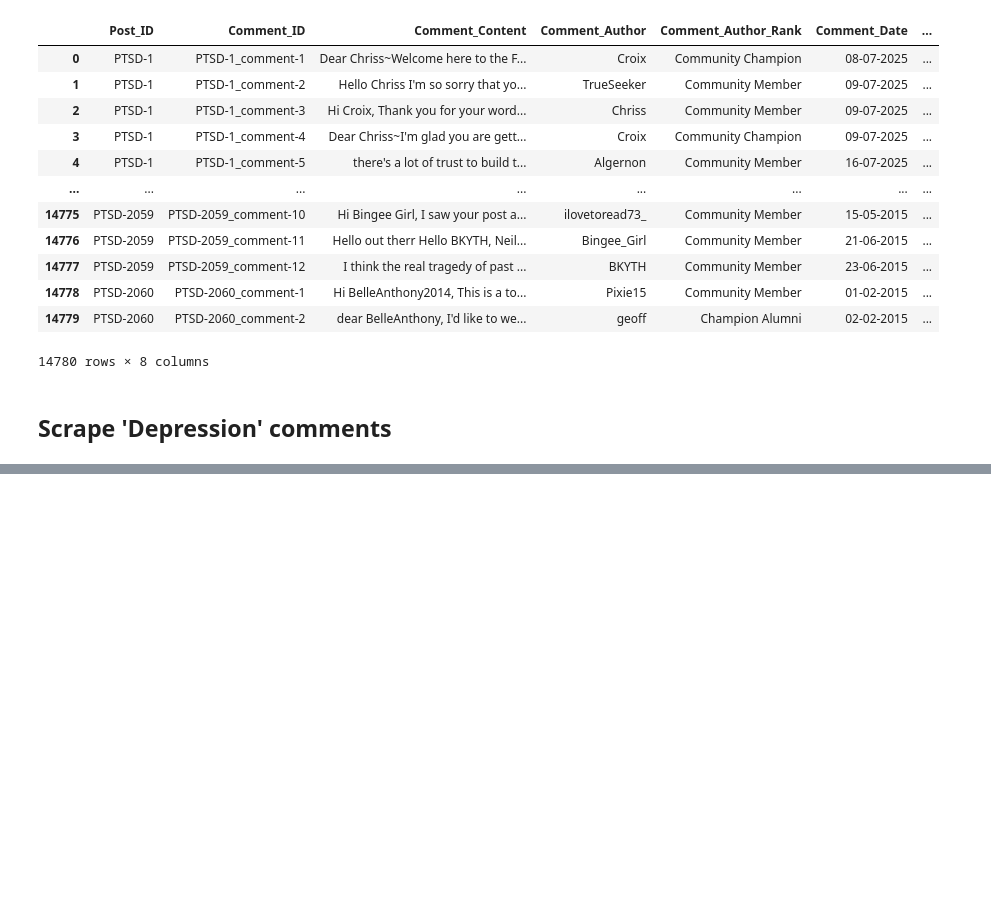
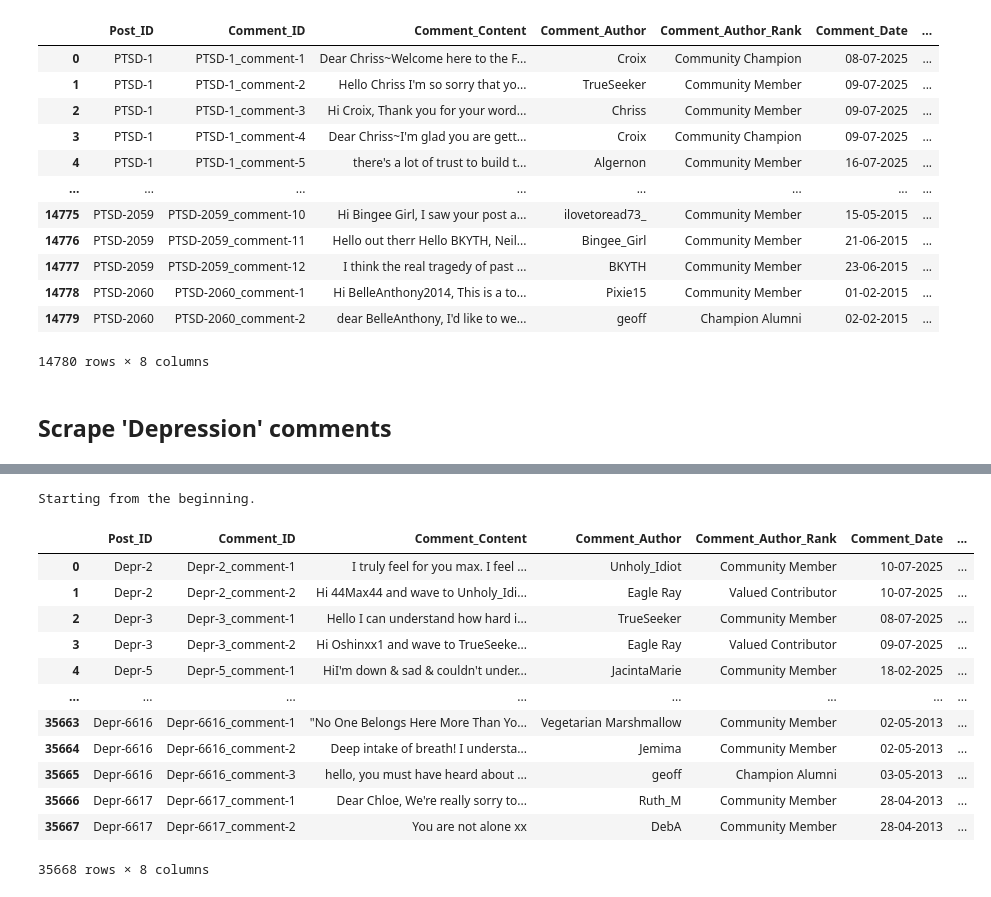
Before and after one commit to PutraAryotama/researchproject, a Jupyter notebook: scrape_comments.ipynb, the cells around one changed output, grey strips where cells are left out. Saved outputs shown, nothing was run; the diff lists cells and outputs as text; code cells hidden in the pictures; blank space fills up the shorter version.

Commit message:
scraped 'Depression' post comments

```diff
--- a/scrape_comments.ipynb
+++ b/scrape_comments.ipynb
@@ -615,3 +615,6 @@ Starting from the beginning.
 14780 rows × 8 columns
 # %% [markdown]
 ## Scrape 'Depression' comments
+# %%
+depr_post_df = pd.read_csv('./data/BeyondBlue/Depr_data_post.csv')
+depr_post_df.head(1)
@@ -617,0 +624,17 @@ Starting from the beginning.
+# %%
+scrape_comments(depr_post_df)
+# %% [output]
+Starting from the beginning.
+|  | Post_ID | Comment_ID | Comment_Content | Comment_Author | Comment_Author_Rank | Comment_Date | ... |
+| 0 | Depr-2 | Depr-2_comment-1 | I truly feel for you max. I feel ... | Unholy_Idiot | Community Member | 10-07-2025 | ... |
+| 1 | Depr-2 | Depr-2_comment-2 | Hi 44Max44 and wave to Unholy_Idi... | Eagle Ray | Valued Contributor | 10-07-2025 | ... |
+| 2 | Depr-3 | Depr-3_comment-1 | Hello I can understand how hard i... | TrueSeeker | Community Member | 08-07-2025 | ... |
+| 3 | Depr-3 | Depr-3_comment-2 | Hi Oshinxx1 and wave to TrueSeeke... | Eagle Ray | Valued Contributor | 09-07-2025 | ... |
+| 4 | Depr-5 | Depr-5_comment-1 | HiI'm down & sad & couldn't under... | JacintaMarie | Community Member | 18-02-2025 | ... |
+| ... | ... | ... | ... | ... | ... | ... | ... |
+| 35663 | Depr-6616 | Depr-6616_comment-1 | "No One Belongs Here More Than Yo... | Vegetarian Marshmallow | Community Member | 02-05-2013 | ... |
+| 35664 | Depr-6616 | Depr-6616_comment-2 | Deep intake of breath! I understa... | Jemima | Community Member | 02-05-2013 | ... |
+| 35665 | Depr-6616 | Depr-6616_comment-3 | hello, you must have heard about ... | geoff | Champion Alumni | 03-05-2013 | ... |
+| 35666 | Depr-6617 | Depr-6617_comment-1 | Dear Chloe, We're really sorry to... | Ruth_M | Community Member | 28-04-2013 | ... |
+| 35667 | Depr-6617 | Depr-6617_comment-2 | You are not alone xx | DebA | Community Member | 28-04-2013 | ... |
+35668 rows × 8 columns
```
Also changed, not shown: parts of 1 cell of this notebook, 3 other files.
